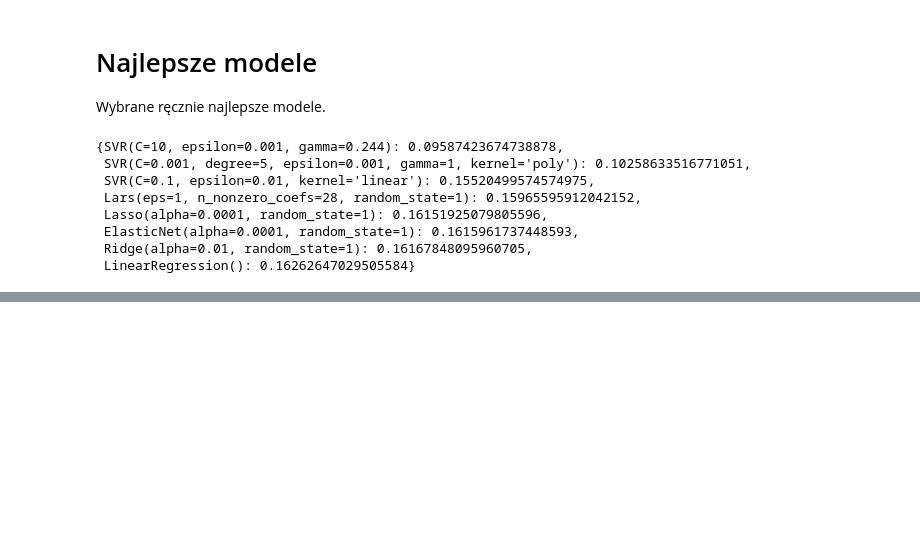
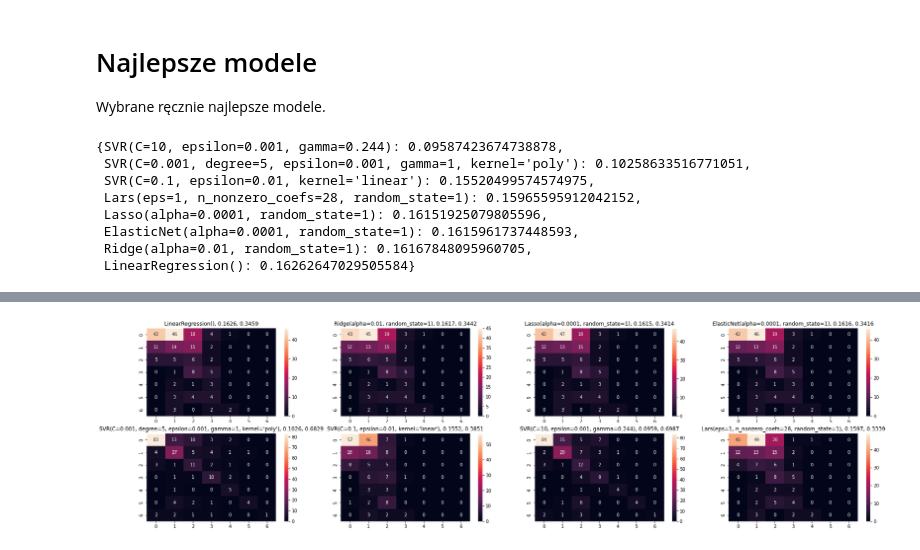
Before and after one commit to matlaczj/Predictive-Modeling-for-Student-Alcohol-Consumption, a Jupyter notebook: Projekt/projekt.ipynb, the cells around one changed output, grey strips where cells are left out. Cells and saved outputs as stored; diff of their text form; code cells hidden in the pictures; blank space fills up the shorter version.

```diff
--- a/Projekt/projekt.ipynb
+++ b/Projekt/projekt.ipynb
@@ -359,2 +373,16 @@ dict(sorted(zip(best_models,test_scores), key=lambda x:x[1]))
+# %%
+fig,axes = plt.subplots(2,4)
+fig.set_figwidth(30)
+fig.set_figheight(8)
+for ax,model,test_score in zip(list(itertools.chain(*axes)),best_models,test_scores):
+    test_score = round(test_score,4)
+    model.fit(X_train,y_train)
+    y_pred = model.predict(X_test)
+    conf = confusion_matrix(*convert_to_categoricals(y_test,y_pred,7))
+    f1 = round(f1_score(*convert_to_categoricals(y_test,y_pred,7), average="weighted"),4)
+    ax.set_title(f"{model}, {test_score}, {f1}")
+    sns.heatmap(conf, annot=conf, ax=ax)
+# %% [output]
+[figure, added]
 # %% [markdown]
 # Wnioski
```
Also changed, not shown: parts of 3 cells of this notebook, 1 other file.
